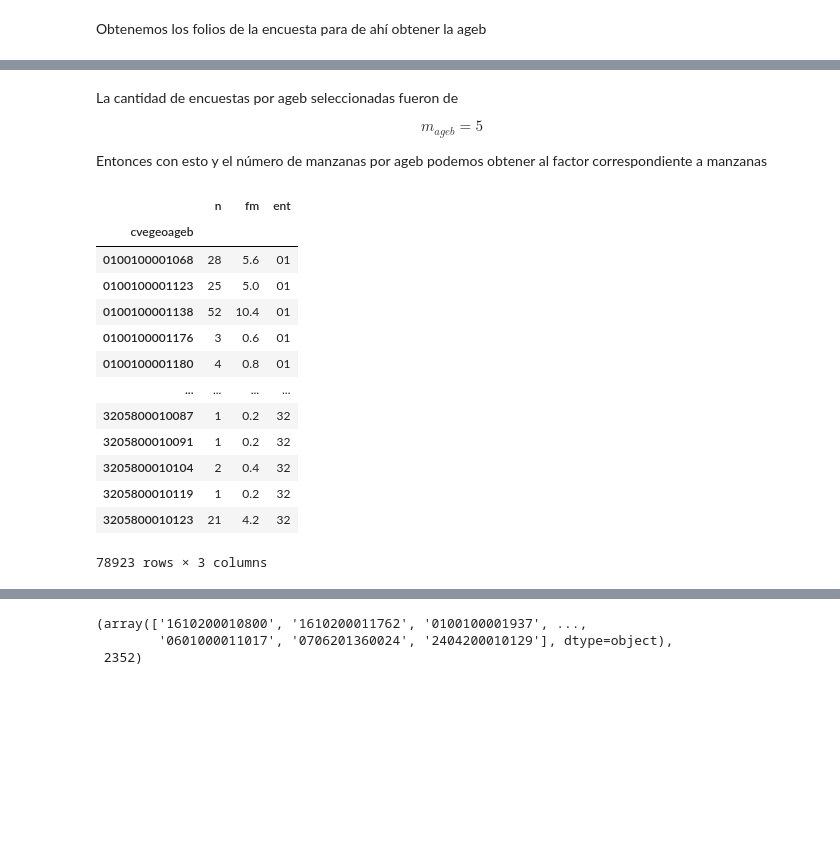
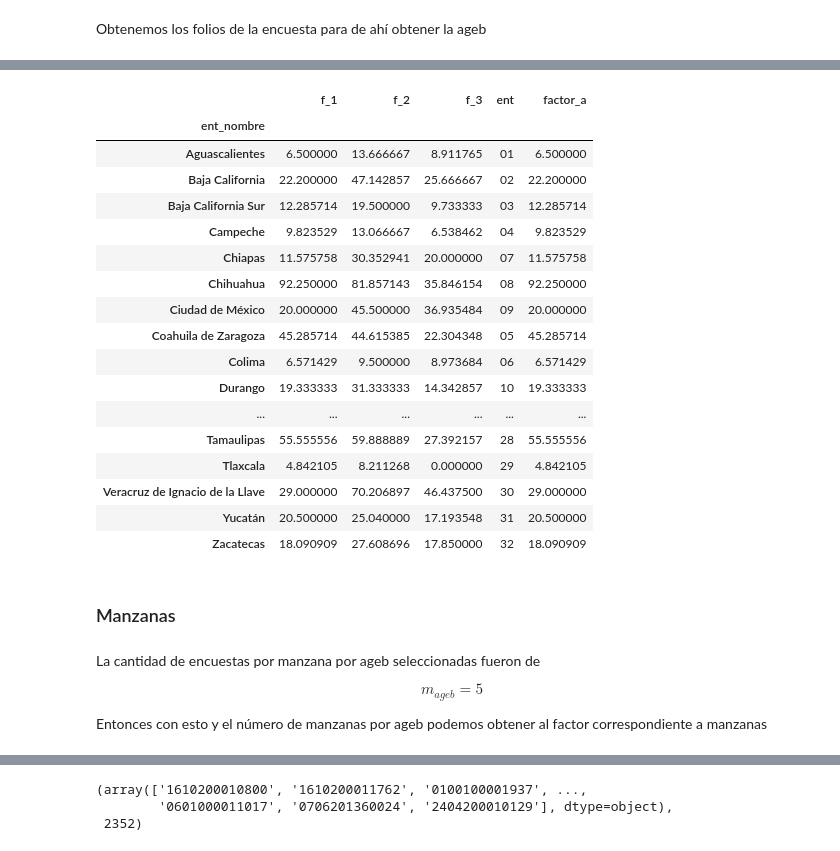
Before and after one commit to sergiohzlz/enasama_factores, a Jupyter notebook: 02_analisis_marco_probabilidades.ipynb, the cells around one changed output, grey strips where cells are left out. Cells and saved outputs as stored; diff of their text form; code cells hidden in the pictures; blank space fills up the shorter version.

Commit message:
Factores urbanos hasta mza

```diff
--- a/02_analisis_marco_probabilidades.ipynb
+++ b/02_analisis_marco_probabilidades.ipynb
@@ -356,11 +323,11 @@ pobs_viv = df.groupby(['ent_nombre','estrato']).vivpar_hab.sum().unstack().filln
 # viviendas por entidd y estrato
 df['viviendas_e_h'] = df.apply(asigna_fila, axis=1, args=('estrato',pobs_viv))
 
-# asignamos la k
-df['k'] = df.apply(asigna_fila, axis=1, args=('estrato', ks))
+# # asignamos la k
+# df['k'] = df.apply(asigna_fila, axis=1, args=('estrato', ks))
 
-probas = (df['k'] * df['vivpar_hab']) / df['viviendas_e_h']
-df['P'] = probas
+# probas = (df['k'] * df['vivpar_hab']) / df['viviendas_e_h']
+# df['P'] = probas
 # %% [output]
 A value is trying to be set on a copy of a slice from a DataFrame.
 Try using .loc[row_indexer,col_indexer] = value instead
@@ -432,5 +404,11 @@ criterio = {1: 'f_1', 2:'f_2', 3:'f_3'}
+# %%
+# expandimos el df con estrato apilado
+# en estratos 1 2 y 3
+#
+factores_estrato = pd.concat((df.loc[df.estrato==1, ['AGEB','estrato','ent','pobtot','pob_loc']],
+                              df.loc[df.estrato==2, ['AGEB','estrato','ent','pobtot','pob_loc']],
+                              df.loc[df.estrato==3, ['AGEB','estrato','ent','pobtot','pob_loc']]))
+
+factores_estrato['ent'] = factores_estrato['ent'].astype(str).str.zfill(2)
 # %%
-factores_estrato = pd.concat((df.loc[df.estrato==1, ['AGEB','estrato','ent']],
-                             df.loc[df.estrato==2, ['AGEB','estrato','ent']],
-                             df.loc[df.estrato==3, ['AGEB','estrato','ent']]))
-factores_estrato['ent'] = factores_estrato['ent'].astype(str).str.zfill(2)
+factores_estrato.sample(20)
@@ -439,4 +435,4 @@ factores_estrato['factor_col'] = factores_estrato['estrato'].map(criterio)
 merged_factores = pd.merge(factores_estrato, factores_agebs, on='ent')
 merged_factores['factor_a'] = merged_factores.apply(lambda row: row[row['factor_col']], axis=1)
 
-factores_estrato = merged_factores[['AGEB','estrato','ent','factor_a']]
+factores_estrato = merged_factores[['AGEB','estrato','ent','pobtot','pob_loc','factor_a']]
@@ -469,5 +455,31 @@ w18_sitios['mza'] = w18_sitios.folio.apply(lambda x: x[:16])
+# %%
+# hacemos la comprobacion por cada
+# estrato
+factores_agebs.merge(factores_estrato[factores_estrato.estrato==1].groupby('ent').factor_a.mean(), how='inner',
+                    left_on='ent', right_index=True)
+# %% [output]
+|  | f_1 | f_2 | f_3 | ent | factor_a |
+| ent_nombre |  |  |  |  |  |
+| Aguascalientes | 6.500000 | 13.666667 | 8.911765 | 01 | 6.500000 |
+| Baja California | 22.200000 | 47.142857 | 25.666667 | 02 | 22.200000 |
+| Baja California Sur | 12.285714 | 19.500000 | 9.733333 | 03 | 12.285714 |
+| Campeche | 9.823529 | 13.066667 | 6.538462 | 04 | 9.823529 |
+| Chiapas | 11.575758 | 30.352941 | 20.000000 | 07 | 11.575758 |
+| Chihuahua | 92.250000 | 81.857143 | 35.846154 | 08 | 92.250000 |
+| Ciudad de México | 20.000000 | 45.500000 | 36.935484 | 09 | 20.000000 |
+| Coahuila de Zaragoza | 45.285714 | 44.615385 | 22.304348 | 05 | 45.285714 |
+| Colima | 6.571429 | 9.500000 | 8.973684 | 06 | 6.571429 |
+| Durango | 19.333333 | 31.333333 | 14.342857 | 10 | 19.333333 |
+| ... | ... | ... | ... | ... | ... |
+| Tamaulipas | 55.555556 | 59.888889 | 27.392157 | 28 | 55.555556 |
+| Tlaxcala | 4.842105 | 8.211268 | 0.000000 | 29 | 4.842105 |
+| Veracruz de Ignacio de la Llave | 29.000000 | 70.206897 | 46.437500 | 30 | 29.000000 |
+| Yucatán | 20.500000 | 25.040000 | 17.193548 | 31 | 20.500000 |
+| Zacatecas | 18.090909 | 27.608696 | 17.850000 | 32 | 18.090909 |
+# %% [markdown]
+### Manzanas
 # %% [markdown]
-La cantidad de encuestas por ageb seleccionadas fueron de
+La cantidad de encuestas por manzana por ageb seleccionadas fueron de
 
 $$
 m_{ageb} = 5
@@ -483,17 +500,0 @@ mzas['ent'] = mzas.index.str[:2]
-# %%
-mzas
-# %% [output]
-|  | n | fm | ent |
-| cvegeoageb |  |  |  |
-| 0100100001068 | 28 | 5.6 | 01 |
-| 0100100001123 | 25 | 5.0 | 01 |
-| 0100100001138 | 52 | 10.4 | 01 |
-| 0100100001176 | 3 | 0.6 | 01 |
-| 0100100001180 | 4 | 0.8 | 01 |
-| ... | ... | ... | ... |
-| 3205800010087 | 1 | 0.2 | 32 |
-| 3205800010091 | 1 | 0.2 | 32 |
-| 3205800010104 | 2 | 0.4 | 32 |
-| 3205800010119 | 1 | 0.2 | 32 |
-| 3205800010123 | 21 | 4.2 | 32 |
-78923 rows × 3 columns
```
Also changed, not shown: parts of 62 cells of this notebook.
